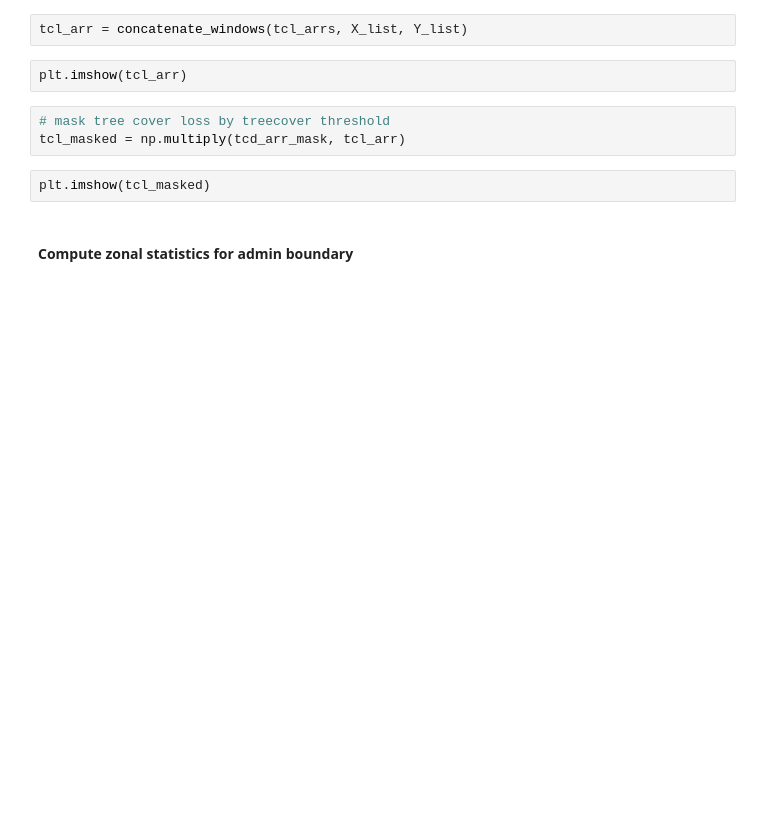
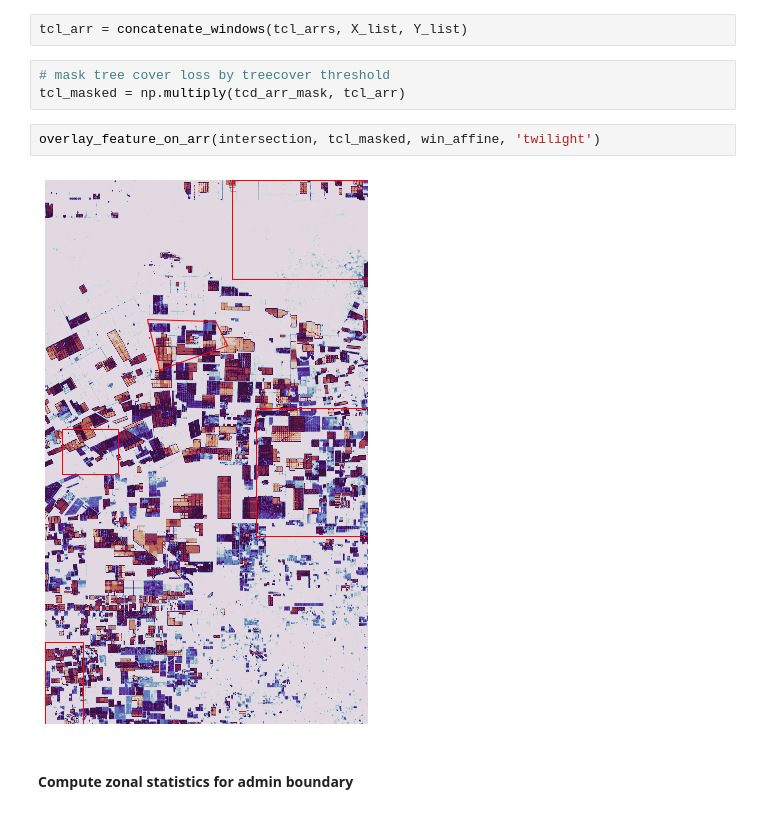
Before and after one commit to wri/gfw-data-qc, a Jupyter notebook: automated_qc/tree_cover_loss_qc.ipynb, the cells around one changed output. Cells and saved outputs as stored; diff of their text form; blank space fills up the shorter version.

```diff
--- a/automated_qc/tree_cover_loss_qc.ipynb
+++ b/automated_qc/tree_cover_loss_qc.ipynb
@@ -195,12 +213,12 @@ for Y in Y_list:
 # %%
 tcl_arr = concatenate_windows(tcl_arrs, X_list, Y_list)
-# %%
-plt.imshow(tcl_arr)
 # %%
 # mask tree cover loss by treecover threshold
 tcl_masked = np.multiply(tcd_arr_mask, tcl_arr)
-# %%
-plt.imshow(tcl_masked)
+# %%
+overlay_feature_on_arr(intersection, tcl_masked, win_affine, 'twilight')
+# %% [output]
+[figure, added]
 # %% [markdown]
 #### Compute zonal statistics for admin boundary
 # %%
```
Also changed, not shown: parts of 20 cells of this notebook, 6 other files.
